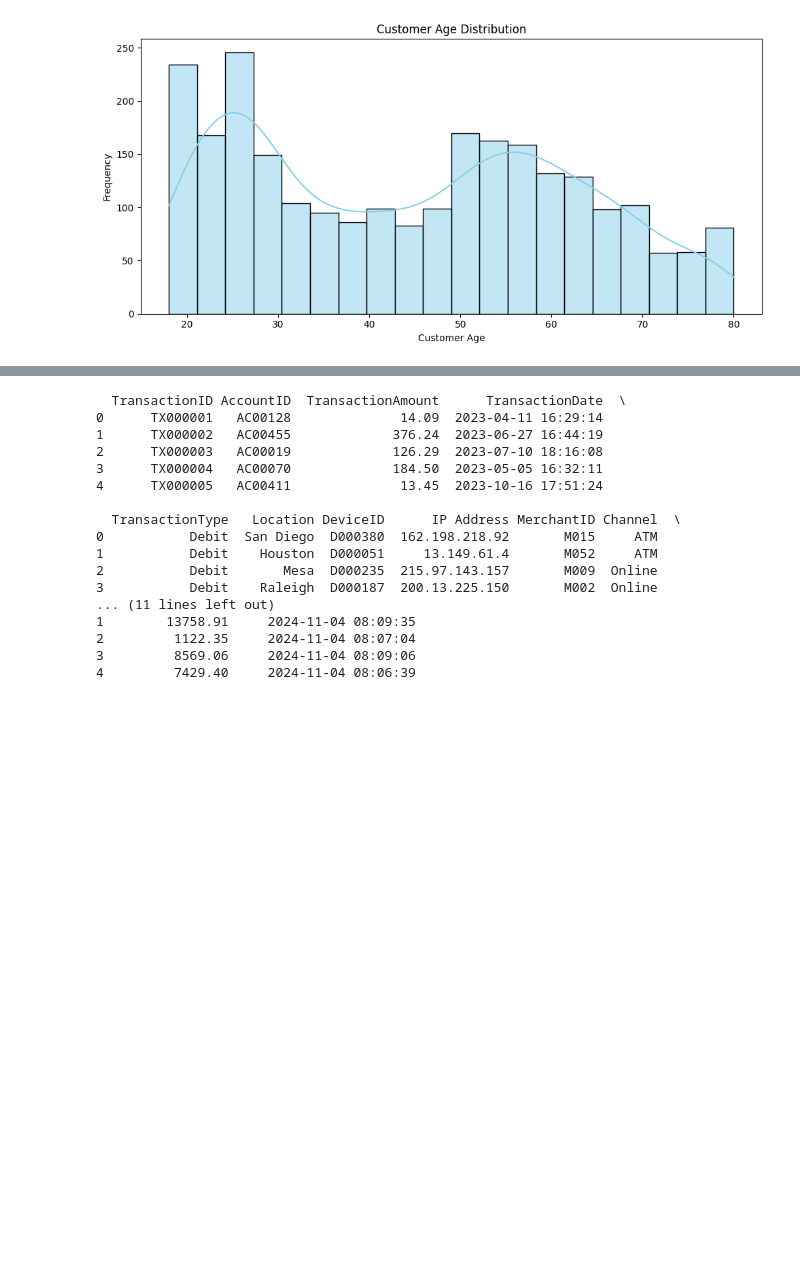
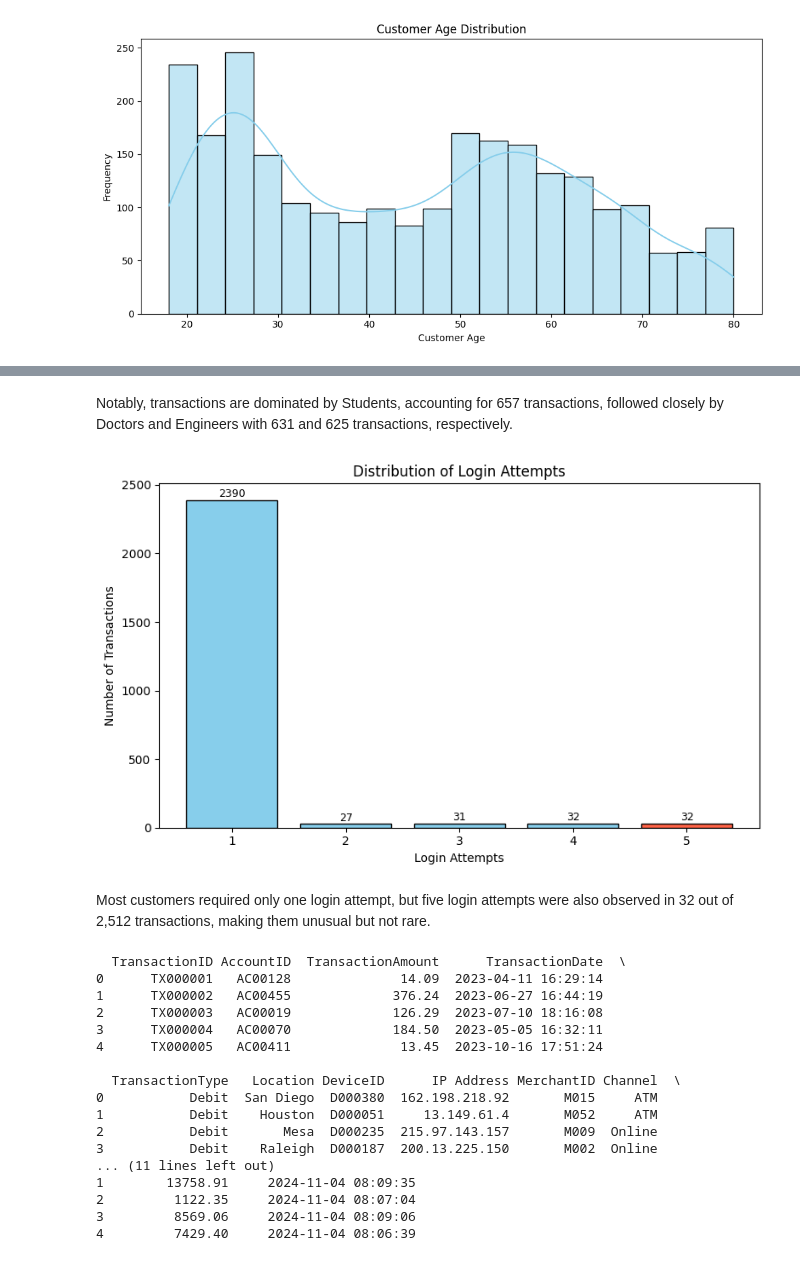
Before and after one commit to widyacatur/personalproject, a Jupyter notebook: WIP - Bank Transactions Analysis/bank_transaction_analysis.ipynb, the cells around one changed output, grey strips where cells are left out. Drawn from its saved outputs; the diff is of its cells as text; code cells hidden in the pictures; blank space fills up the shorter version.

```diff
--- a/WIP - Bank Transactions Analysis/bank_transaction_analysis.ipynb
+++ b/WIP - Bank Transactions Analysis/bank_transaction_analysis.ipynb
@@ -131,3 +223,35 @@ plt.show()
+# %% [markdown]
+Notably, transactions are dominated by Students, accounting for 657 transactions, followed closely by Doctors and Engineers with 631 and 625 transactions, respectively.
+# %%
+import matplotlib.pyplot as plt
+
+# Count frequency of login attempts
+login_counts = df['LoginAttempts'].value_counts().sort_index()
+
+# Define bar colors: default blue, red for 5 login attempts
+colors = ['tomato' if attempt == 5 else 'skyblue' for attempt in login_counts.index]
+
+plt.figure(figsize=(8, 5))
+bars = plt.bar(login_counts.index, login_counts.values, color=colors, edgecolor='black')
+
+# Add value labels
+for bar in bars:
+    height = bar.get_height()
+    plt.text(bar.get_x() + bar.get_width()/2, height + 2, f'{int(height)}',
+             ha='center', va='bottom', fontsize=9)
+
+# Titles and labels
+plt.title('Distribution of Login Attempts')
+plt.xlabel('Login Attempts')
+plt.ylabel('Number of Transactions')
+
+
+plt.tight_layout()
+plt.show()
+# %% [output]
+[figure, added]
+# %% [markdown]
+Most customers required only one login attempt, but five login attempts were also observed in 32 out of 2,512 transactions, making them unusual but not rare.
 # %%
 print(df.head())
 # %% [output]
```
Also changed, not shown: parts of 7 cells of this notebook.
